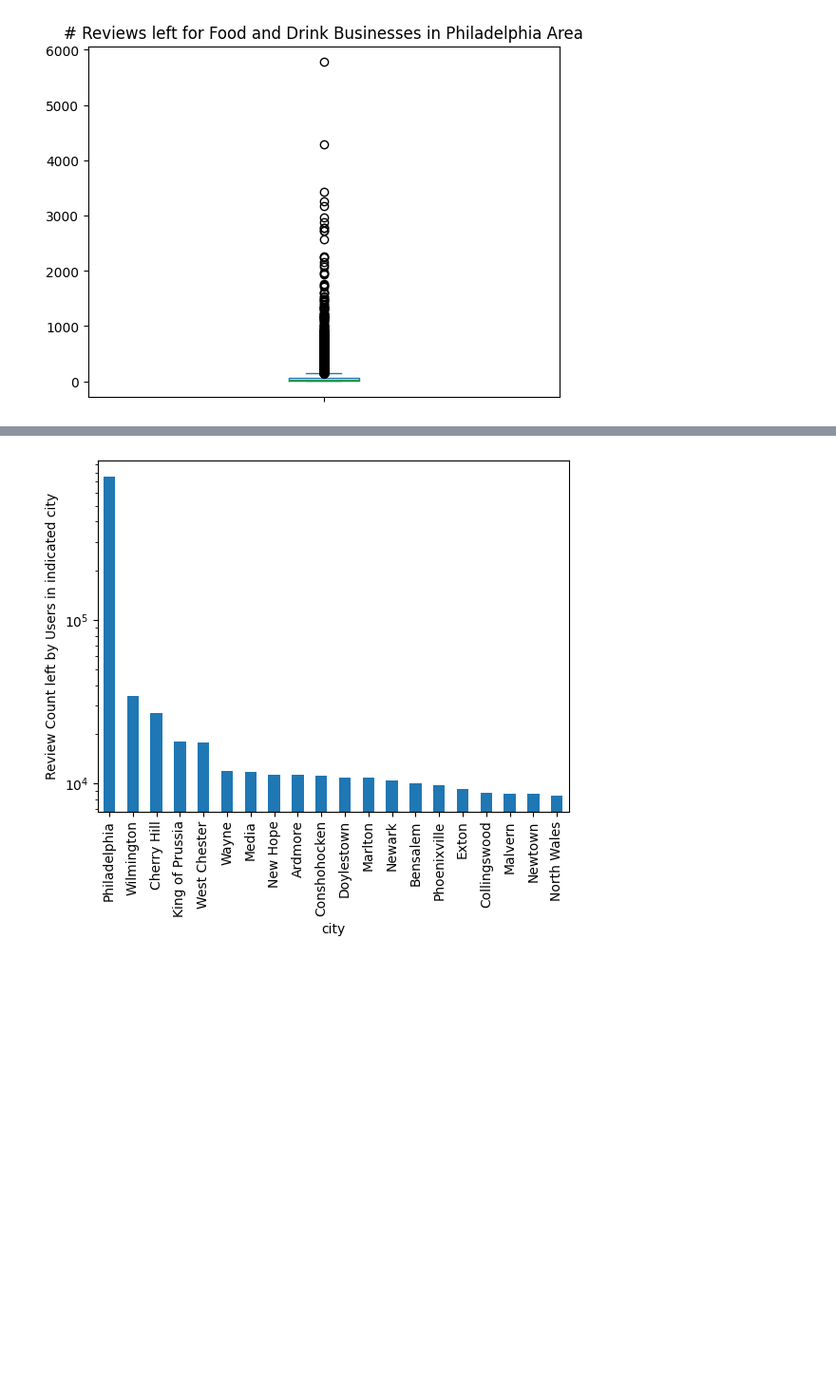
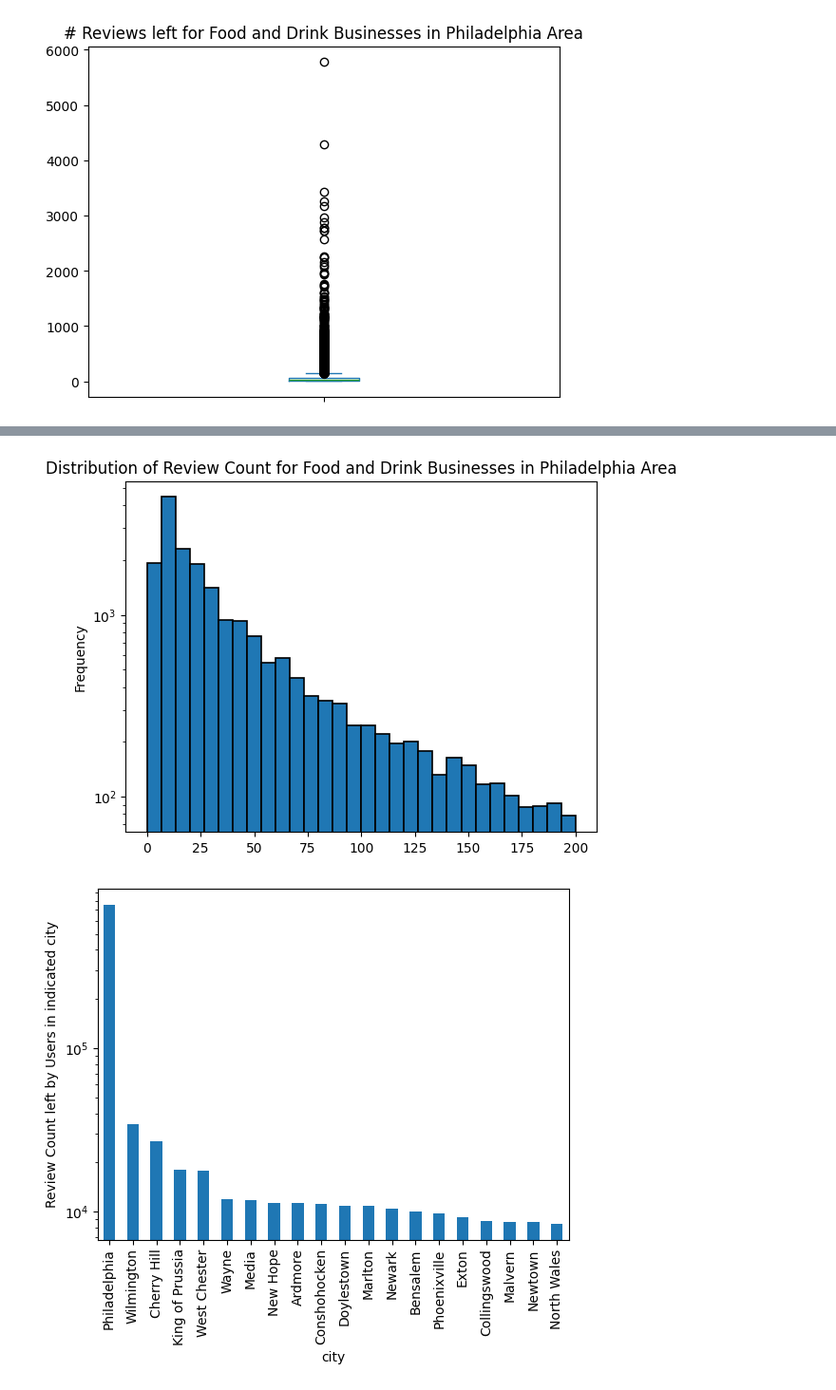
Before and after one commit to bblank70/YELP-EDA, a Jupyter notebook: YelpEDA.ipynb, the cells around one changed output, grey strips where cells are left out. Shown at 95% size. Drawn from its saved outputs; the diff is of its cells as text; code cells hidden in the pictures; blank space fills up the shorter version.

```diff
--- a/YelpEDA.ipynb
+++ b/YelpEDA.ipynb
@@ -66,3 +78,9 @@ Text(0.5, 1.0, '# Reviews left for Food and Drink Businesses in Philadelphia Are
+# %%
+BusinessReviewCount.plot.hist(bins=30, range=[0, 200], edgecolor='black', linewidth=1.2)
+plt.title("Distribution of Review Count for Food and Drink Businesses in Philadelphia Area")
+plt.yscale('log')
+# %% [output]
+[figure, added]
 # %%
 BusinessReviewCount = FoodAndDrink.groupby(['city']).size().sort_values(ascending=False).head(20)
 BusinessReviewCount.plot.bar()
```
Also changed, not shown: parts of 4 cells of this notebook.
